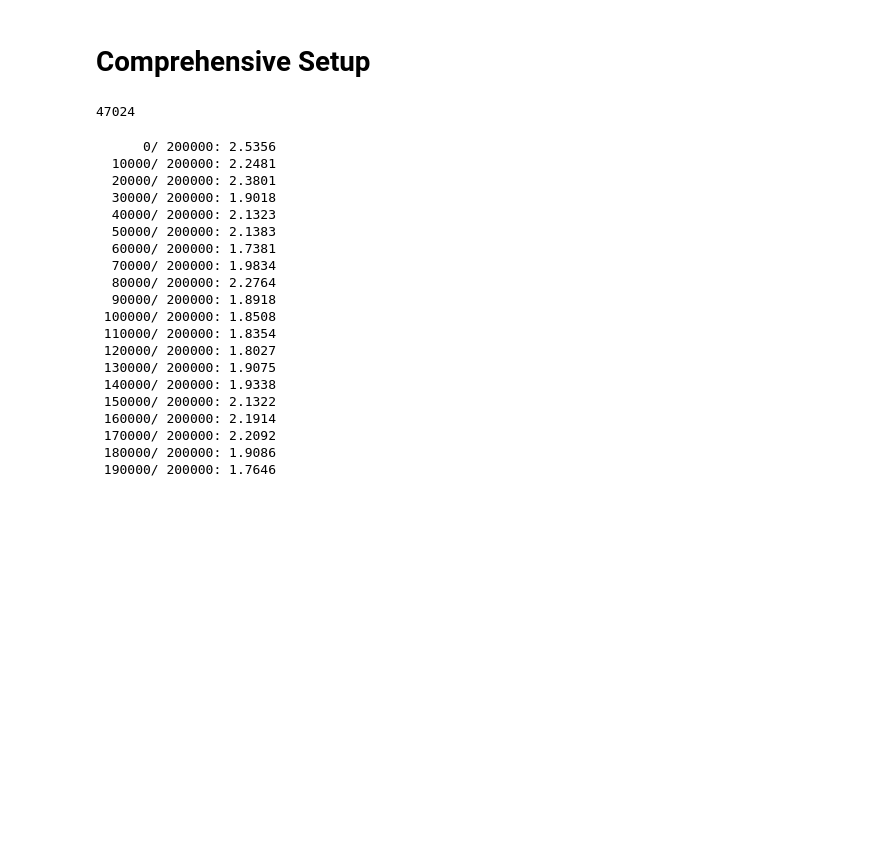
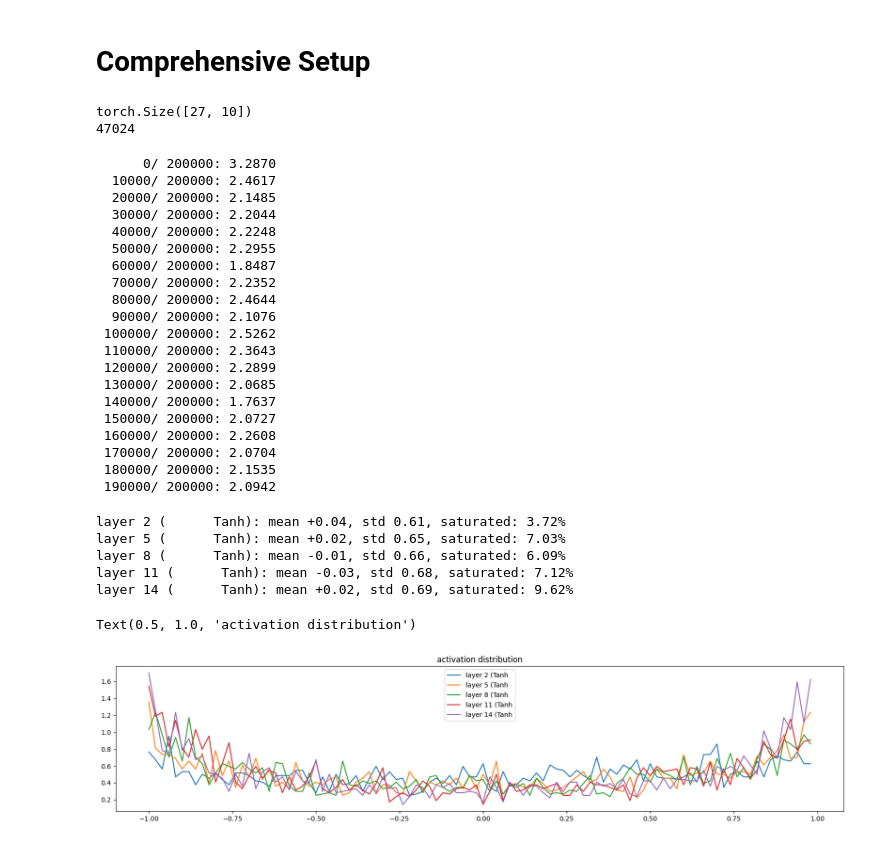
Before and after one commit to BEdanieldegen/gen_ai_from_scratch, a Jupyter notebook: 01_Intro_course/03_activations.ipynb, the cells around one changed output. Drawn from its saved outputs; the diff is of its cells as text; code cells hidden in the pictures; blank space fills up the shorter version.

```diff
--- a/01_Intro_course/03_activations.ipynb
+++ b/01_Intro_course/03_activations.ipynb
@@ -1314,6 +1040,7 @@ n_hidden = 100 # the number of neurons in the hidden layer of the MLP
 g = torch.Generator().manual_seed(2147483647) # for reproducibility
 
 C = torch.randn((vocab_size, n_embd),            generator=g)
+print(C.shape)
 layers = [
   Linear(n_embd * block_size, n_hidden, bias=False), BatchNorm1d(n_hidden), Tanh(),
   Linear(           n_hidden, n_hidden, bias=False), BatchNorm1d(n_hidden), Tanh(),
@@ -1338,13 +1065,14 @@ with torch.no_grad():
   # all other layers: apply gain
   for layer in layers[:-1]:
     if isinstance(layer, Linear):
-      layer.weight *= 1.0 #5/3
+      layer.weight *= 10 #5/3
 
 parameters = [C] + [p for layer in layers for p in layer.parameters()]
 print(sum(p.nelement() for p in parameters)) # number of parameters in total
 for p in parameters:
   p.requires_grad = True
 # %% [output]
+torch.Size([27, 10])
 47024
 # %%
 # same optimization as last time
@@ -1385,26 +1113,47 @@ for i in range(max_steps):
   with torch.no_grad():
     ud.append([((lr*p.grad).std() / p.data.std()).log10().item() for p in parameters])
 
-  #if i >= 1000:
+  #if i >= 10000:
   #  break # AFTER_DEBUG: would take out obviously to run full optimization
 # %% [output]
-      0/ 200000: 2.5356
-  10000/ 200000: 2.2481
-  20000/ 200000: 2.3801
-  30000/ 200000: 1.9018
-  40000/ 200000: 2.1323
-  50000/ 200000: 2.1383
-  60000/ 200000: 1.7381
-  70000/ 200000: 1.9834
-  80000/ 200000: 2.2764
-  90000/ 200000: 1.8918
- 100000/ 200000: 1.8508
- 110000/ 200000: 1.8354
- 120000/ 200000: 1.8027
- 130000/ 200000: 1.9075
- 140000/ 200000: 1.9338
- 150000/ 200000: 2.1322
- 160000/ 200000: 2.1914
- 170000/ 200000: 2.2092
- 180000/ 200000: 1.9086
- 190000/ 200000: 1.7646
+      0/ 200000: 3.2870
+  10000/ 200000: 2.4617
+  20000/ 200000: 2.1485
+  30000/ 200000: 2.2044
+  40000/ 200000: 2.2248
+  50000/ 200000: 2.2955
+  60000/ 200000: 1.8487
+  70000/ 200000: 2.2352
+  80000/ 200000: 2.4644
+  90000/ 200000: 2.1076
+ 100000/ 200000: 2.5262
+ 110000/ 200000: 2.3643
+ 120000/ 200000: 2.2899
+ 130000/ 200000: 2.0685
+ 140000/ 200000: 1.7637
+ 150000/ 200000: 2.0727
+ 160000/ 200000: 2.2608
+ 170000/ 200000: 2.0704
+ 180000/ 200000: 2.1535
+ 190000/ 200000: 2.0942
+# %%
+# visualize histograms
+plt.figure(figsize=(20, 4)) # width and height of the plot
+legends = []
+for i, layer in enumerate(layers[:-1]): # note: exclude the output layer
+  if isinstance(layer, Tanh):
+    t = layer.out
+    print('layer %d (%10s): mean %+.2f, std %.2f, saturated: %.2f%%' % (i, layer.__class__.__name__, t.mean(), t.std(), (t.abs() > 0.97).float().mean()*100))
+    hy, hx = torch.histogram(t, density=True)
+    plt.plot(hx[:-1].detach(), hy.detach())
+    legends.append(f'layer {i} ({layer.__class__.__name__}')
+plt.legend(legends);
+plt.title('activation distribution')
+# %% [output]
+layer 2 (      Tanh): mean +0.04, std 0.61, saturated: 3.72%
+layer 5 (      Tanh): mean +0.02, std 0.65, saturated: 7.03%
+layer 8 (      Tanh): mean -0.01, std 0.66, saturated: 6.09%
+layer 11 (      Tanh): mean -0.03, std 0.68, saturated: 7.12%
+layer 14 (      Tanh): mean +0.02, std 0.69, saturated: 9.62%
+Text(0.5, 1.0, 'activation distribution')
+[figure, added]
```
Also changed, not shown: parts of 27 cells of this notebook, 2 other files.
